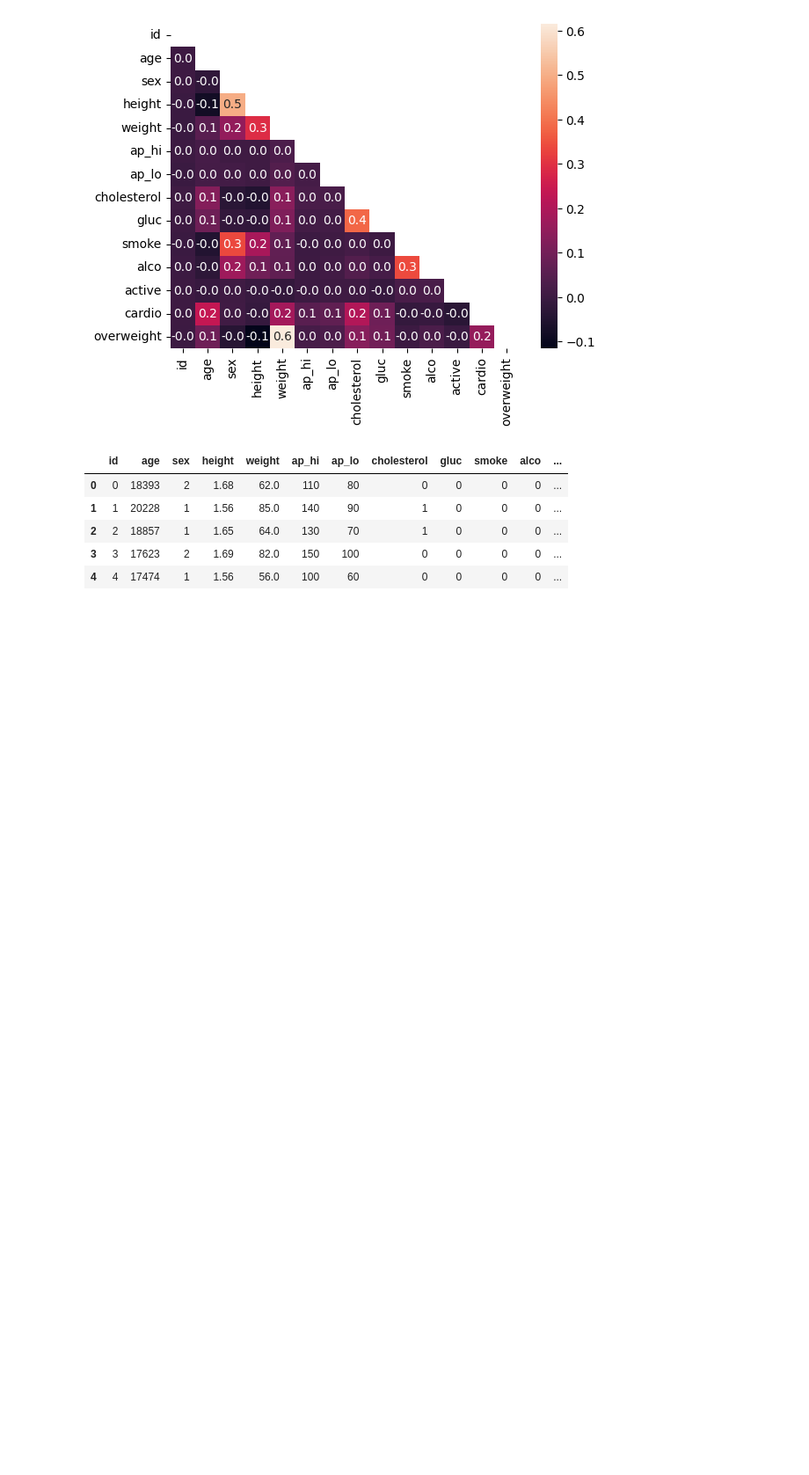
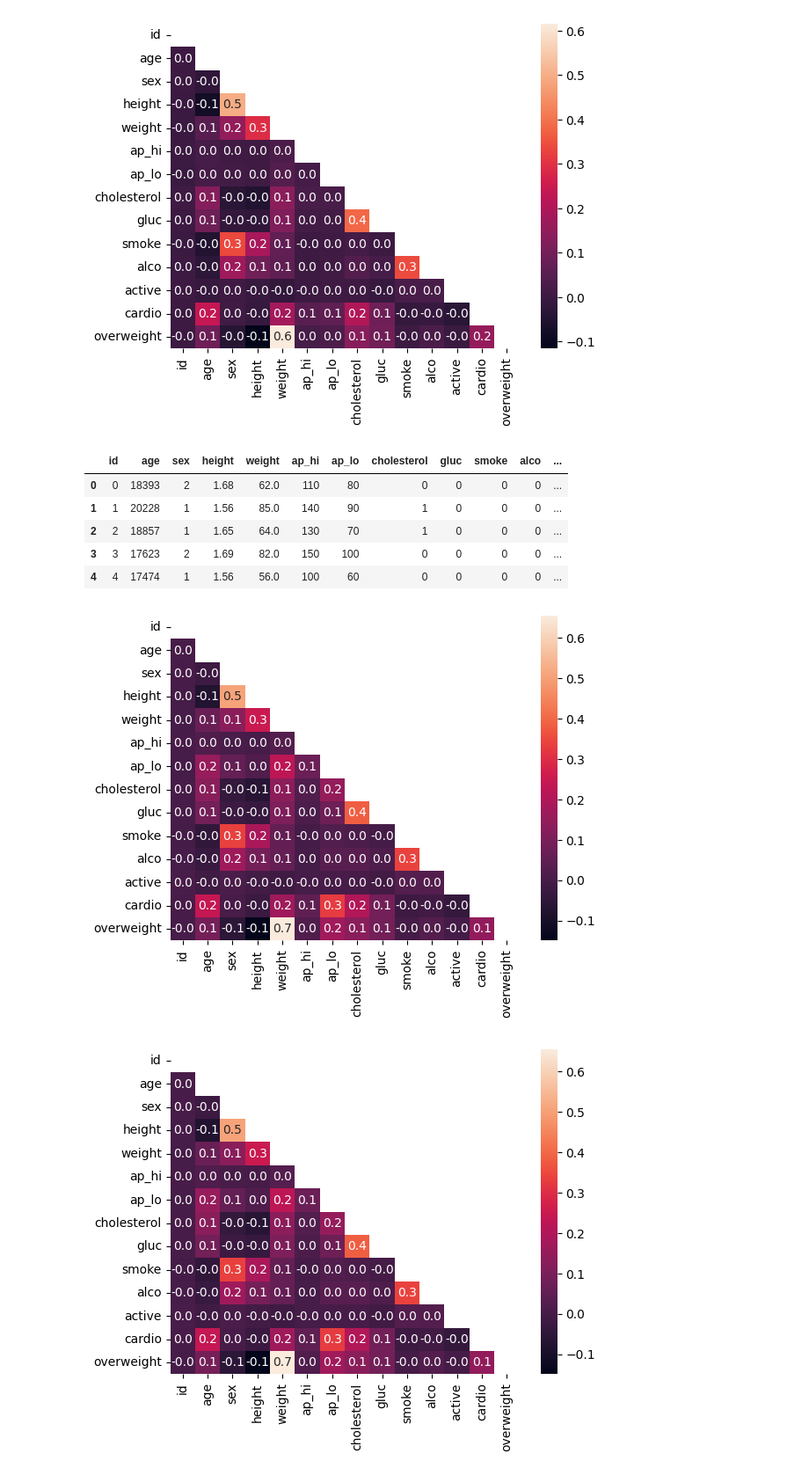
Before and after one commit to Braxion06/FreeCodeCamp---Data-Analysis-Projects, a Jupyter notebook: ad_hoc_testing.ipynb, the cells around one changed output. Shown: that part at 88% size. Saved outputs shown, nothing was run; the diff lists cells and outputs as text; code cells hidden in the pictures; blank space fills up the shorter version.

Commit message:
Completed for real medical_data_visualizer

```diff
--- a/ad_hoc_testing.ipynb
+++ b/ad_hoc_testing.ipynb
@@ -606,3 +606,44 @@ df_health.head()
 | 2 | 2 | 18857 | 1 | 1.65 | 64.0 | 130 | 70 | 1 | 0 | 0 | 0 | ... |
 | 3 | 3 | 17623 | 2 | 1.69 | 82.0 | 150 | 100 | 0 | 0 | 0 | 0 | ... |
 | 4 | 4 | 17474 | 1 | 1.56 | 56.0 | 100 | 60 | 0 | 0 | 0 | 0 | ... |
+# %%
+# Draw Heat Map
+def draw_heat_map():
+    # Clean the data
+    df_heat = pd.read_csv('Medical-Data-Visualizer/medical_examination.csv')
+    df_heat['bmi'] = df_heat['weight'] / ((df_heat['height'] / 100) ** 2 )
+    df_heat.loc[df_heat['bmi'] > 25, 'overweight'] = 1
+    df_heat.loc[df_heat['bmi'] <= 25, 'overweight'] = 0
+    df_heat.loc[df_heat['cholesterol'] == 1, 'cholesterol'] = 0
+    df_heat.loc[df_heat['gluc'] == 1, 'gluc'] = 0
+    df_heat.loc[df_heat['cholesterol'] > 1, 'cholesterol'] = 1
+    df_heat.loc[df_heat['gluc'] > 1, 'gluc'] = 1
+    df_heat = df_heat.drop(columns=['bmi'])
+    filtered_df_heat = df_heat.loc[
+                    (df_heat['ap_lo'] <= df_heat['ap_hi'])  &
+                    (df_heat['height'] >= df_heat['height'].quantile(0.025)) &
+                    (df_heat['height'] <= df_heat['height'].quantile(0.975)) &
+                    (df_heat['weight'] >= df_heat['weight'].quantile(0.025)) &
+                    (df_heat['weight'] <= df_heat['weight'].quantile(0.975))]
+
+
+    # Calculate the correlation matrix
+    corr = filtered_df_heat.corr()
+
+    # Generate a mask for the upper triangle
+    mask = np.triu(np.ones_like(filtered_df_heat.corr(), dtype=bool))
+
+
+    # Set up the matplotlib figure
+    fig, ax = plt.subplots()
+
+    # Draw the heatmap with 'sns.heatmap()'
+    sns.heatmap(corr, annot=True, mask= mask, fmt= '.1f')
+
+
+    # Do not modify the next two lines
+    return fig
+draw_heat_map()
+# %% [output]
+[figure, added]
+[figure, added]
```
Also changed, not shown: 3 other files.
